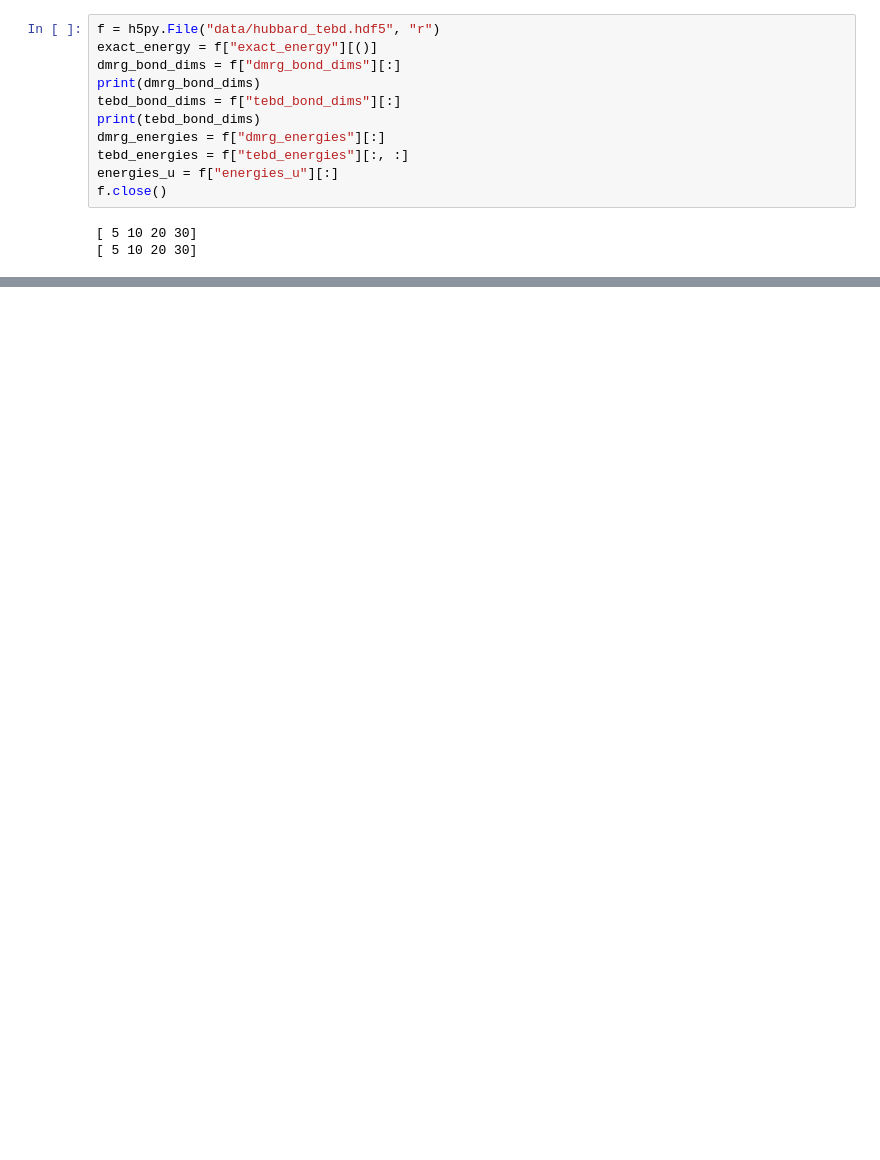
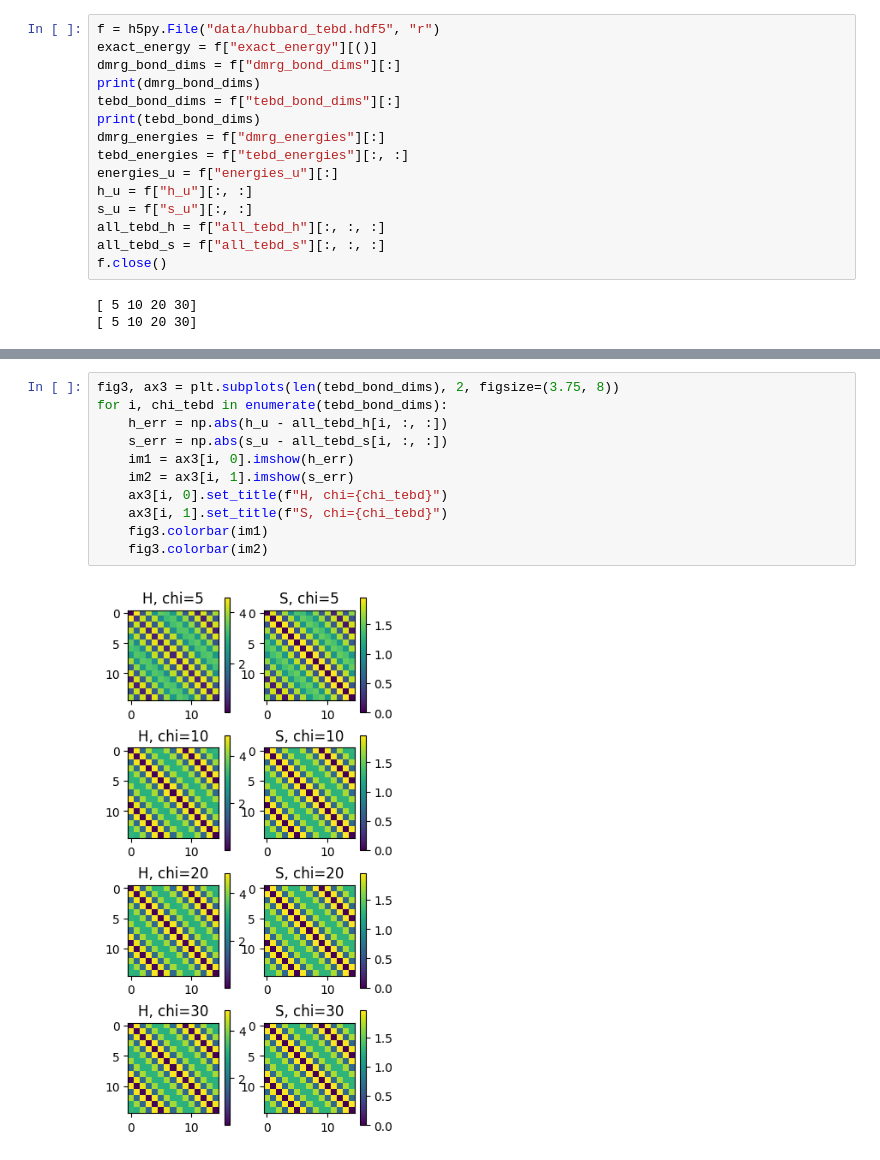
Before and after one commit to bdalfavero/RealTimeKrylov, a Jupyter notebook: hubbard_plot.ipynb, the cells around one changed output, grey strips where cells are left out. Cells and saved outputs as stored; diff of their text form; blank space fills up the shorter version.

Commit message:
Updated main TEBD loop and plotted absolute error from Hubbard.

```diff
--- a/hubbard_plot.ipynb
+++ b/hubbard_plot.ipynb
@@ -12,6 +12,10 @@ print(tebd_bond_dims)
 dmrg_energies = f["dmrg_energies"][:]
 tebd_energies = f["tebd_energies"][:, :]
 energies_u = f["energies_u"][:]
+h_u = f["h_u"][:, :]
+s_u = f["s_u"][:, :]
+all_tebd_h = f["all_tebd_h"][:, :, :]
+all_tebd_s = f["all_tebd_s"][:, :, :]
 f.close()
 # %% [output]
 [ 5 10 20 30]
@@ -52,0 +57,13 @@ plt.legend()
+# %%
+fig3, ax3 = plt.subplots(len(tebd_bond_dims), 2, figsize=(3.75, 8))
+for i, chi_tebd in enumerate(tebd_bond_dims):
+    h_err = np.abs(h_u - all_tebd_h[i, :, :])
+    s_err = np.abs(s_u - all_tebd_s[i, :, :])
+    im1 = ax3[i, 0].imshow(h_err)
+    im2 = ax3[i, 1].imshow(s_err)
+    ax3[i, 0].set_title(f"H, chi={chi_tebd}")
+    ax3[i, 1].set_title(f"S, chi={chi_tebd}")
+    fig3.colorbar(im1)
+    fig3.colorbar(im2)
+# %% [output]
+[figure, added]
```
Also changed, not shown: parts of 2 cells of this notebook, 2 other files.
